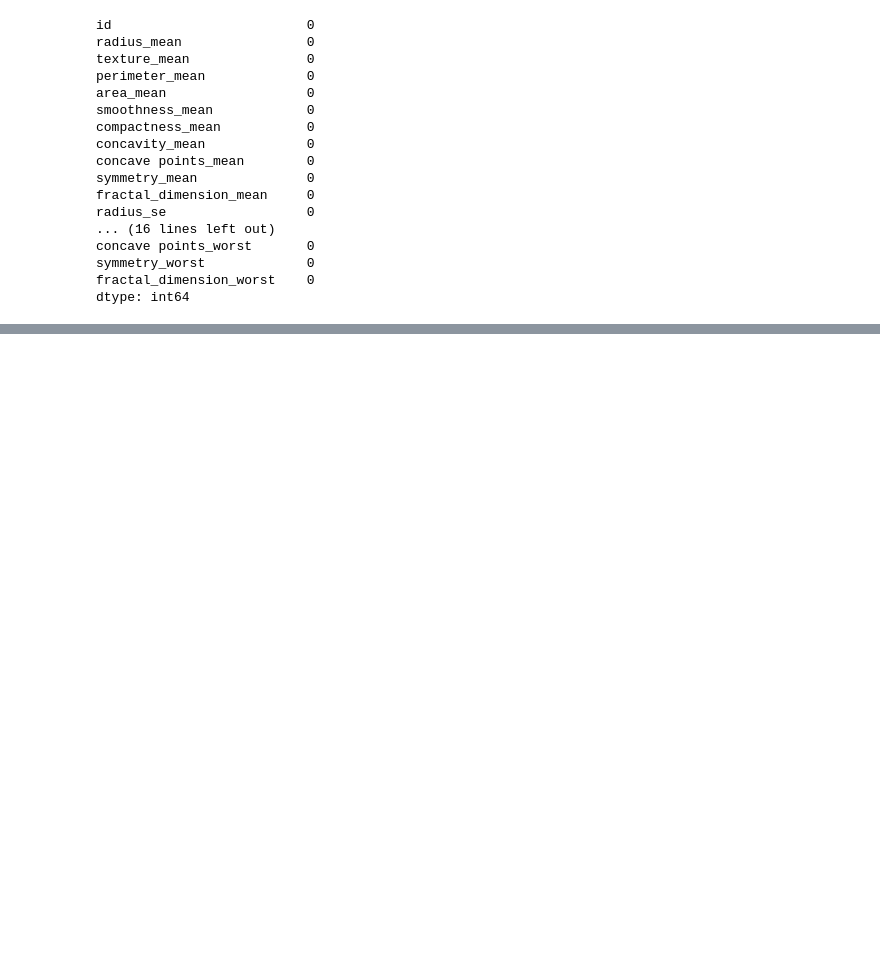
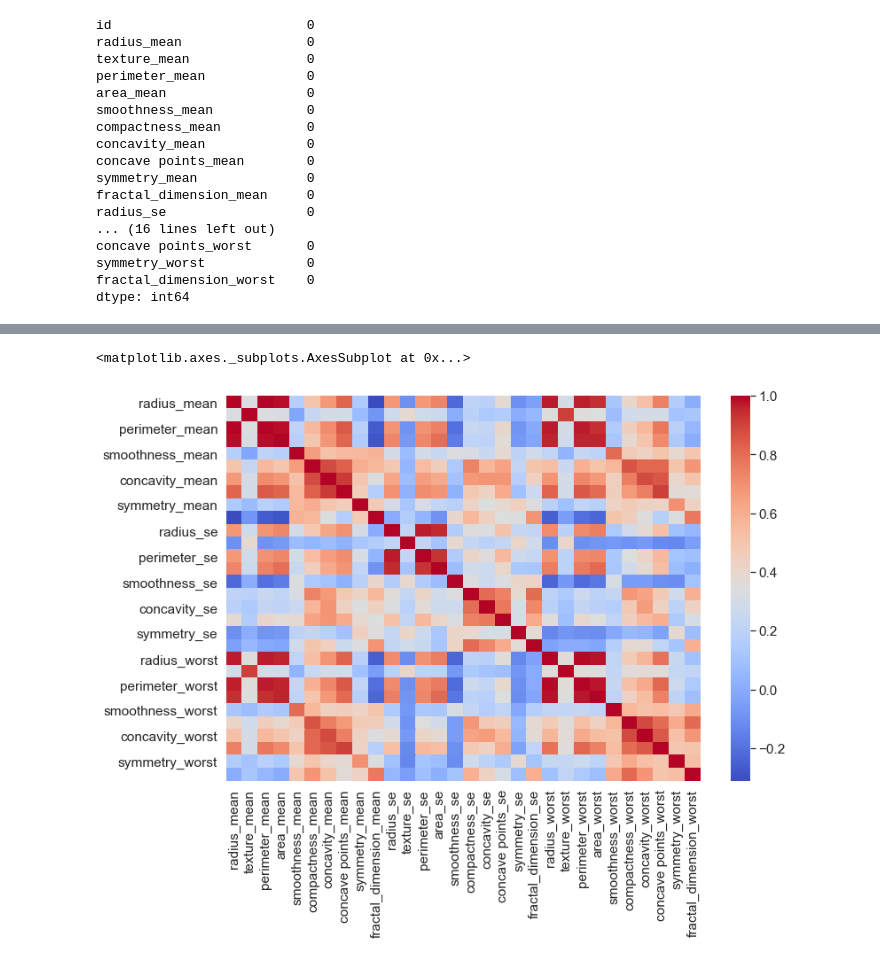
Before and after one commit to LinaSachuk/Deploying-Machine-Learning-Models, a Jupyter notebook: Breast Cancer Classification.ipynb, the cells around one changed output, grey strips where cells are left out. Cells and saved outputs as stored; diff of their text form; code cells hidden in the pictures; blank space fills up the shorter version.

Commit message:
added correlation heatmap

```diff
--- a/Breast Cancer Classification.ipynb
+++ b/Breast Cancer Classification.ipynb
@@ -91,0 +115,8 @@ dtype: int64
+# %%
+# Explore correlations
+plt.rcParams['figure.figsize']=(12, 8)
+s.set(font_scale=1.4)
+s.heatmap(df.drop('diagnosis', axis=1).drop('id', axis=1).corr(), cmap='coolwarm')
+# %% [output]
+<matplotlib.axes._subplots.AxesSubplot at 0x...>
+[figure, added]
```
Also changed, not shown: parts of 3 cells of this notebook.
